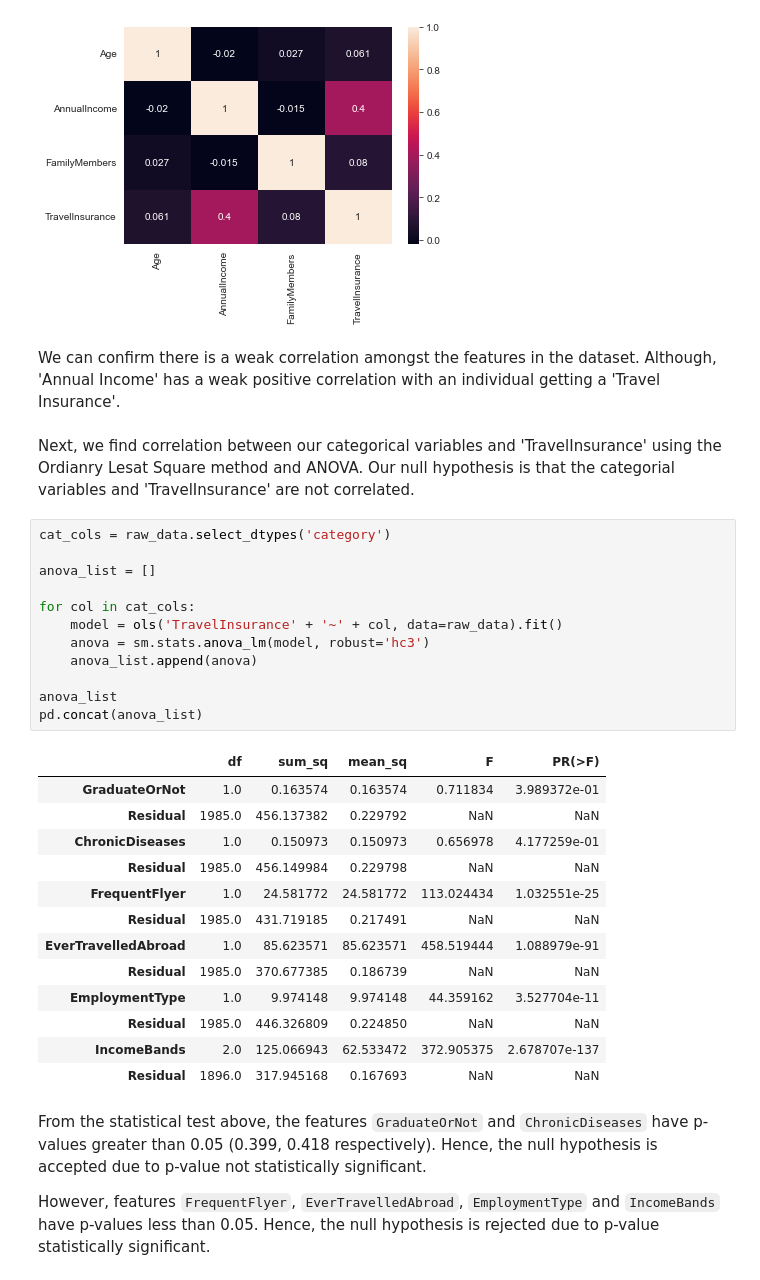
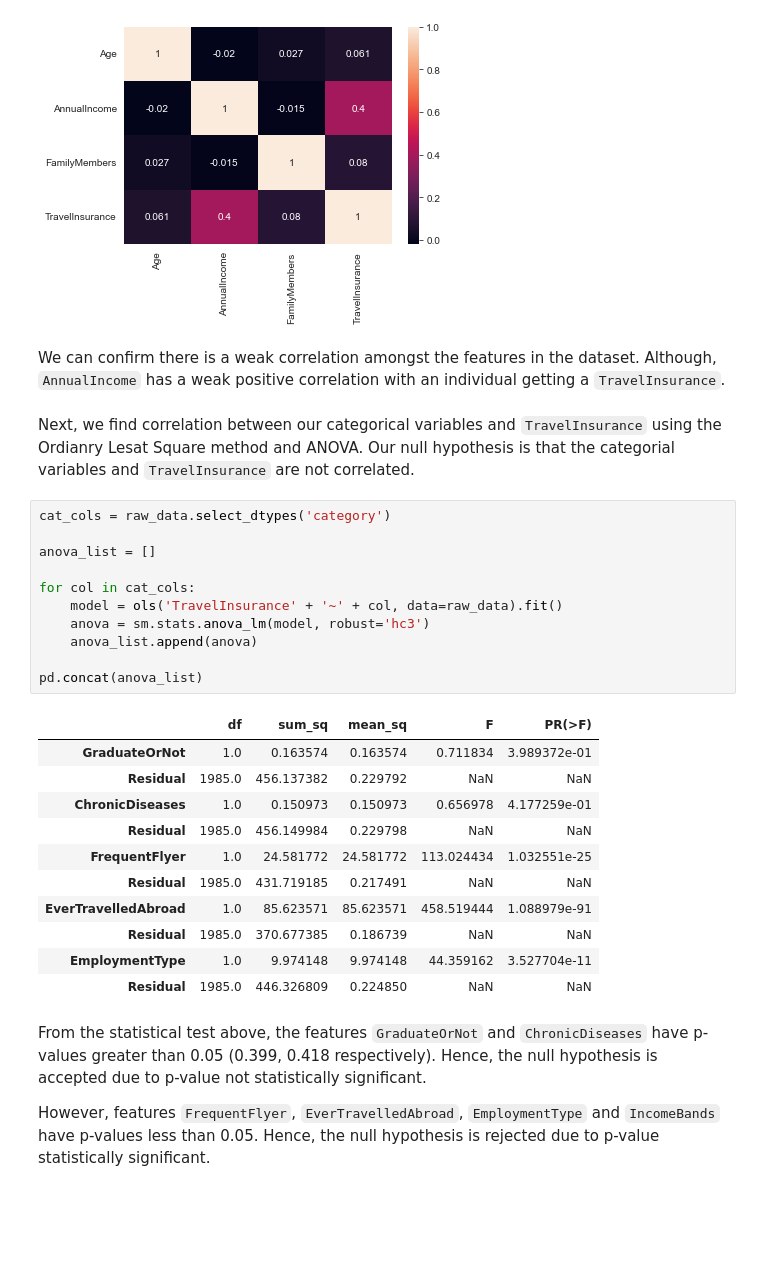
Before and after one commit to ade-mola/travel_insurance_analysis, a Jupyter notebook: notebooks/travel_insurance_analysis.ipynb, the cells around one changed output. Saved outputs shown, nothing was run; the diff lists cells and outputs as text; blank space fills up the shorter version.

````diff
--- a/notebooks/travel_insurance_analysis.ipynb
+++ b/notebooks/travel_insurance_analysis.ipynb
@@ -91,36 +104,33 @@ sns.heatmap(corrcoef, annot=True)
 <AxesSubplot:>
 [figure]
 # %% [markdown]
-We can confirm there is a weak correlation amongst the features in the dataset. Although, 'Annual Income' has a weak positive correlation with an individual getting a 'Travel Insurance'.
+We can confirm there is a weak correlation amongst the features in the dataset. Although, `AnnualIncome` has a weak positive correlation with an individual getting a `TravelInsurance`.
 # %% [markdown]
-Next, we find correlation between our categorical variables and 'TravelInsurance' using the Ordianry Lesat Square method and ANOVA.
-Our null hypothesis is that the categorial variables and 'TravelInsurance' are not correlated.
+Next, we find correlation between our categorical variables and `TravelInsurance` using the Ordianry Lesat Square method and ANOVA.
+Our null hypothesis is that the categorial variables and `TravelInsurance` are not correlated.
 # %%
 cat_cols = raw_data.select_dtypes('category')
 
 anova_list = []
 
 for col in cat_cols:
     model = ols('TravelInsurance' + '~' + col, data=raw_data).fit()
     anova = sm.stats.anova_lm(model, robust='hc3')
     anova_list.append(anova)
 
-anova_list
 pd.concat(anova_list)
 # %% [output]
 |  | df | sum_sq | mean_sq | F | PR(>F) |
 | GraduateOrNot | 1.0 | 0.163574 | 0.163574 | 0.711834 | 3.989372e-01 |
 | Residual | 1985.0 | 456.137382 | 0.229792 | NaN | NaN |
 | ChronicDiseases | 1.0 | 0.150973 | 0.150973 | 0.656978 | 4.177259e-01 |
 | Residual | 1985.0 | 456.149984 | 0.229798 | NaN | NaN |
 | FrequentFlyer | 1.0 | 24.581772 | 24.581772 | 113.024434 | 1.032551e-25 |
 | Residual | 1985.0 | 431.719185 | 0.217491 | NaN | NaN |
 | EverTravelledAbroad | 1.0 | 85.623571 | 85.623571 | 458.519444 | 1.088979e-91 |
 | Residual | 1985.0 | 370.677385 | 0.186739 | NaN | NaN |
 | EmploymentType | 1.0 | 9.974148 | 9.974148 | 44.359162 | 3.527704e-11 |
 | Residual | 1985.0 | 446.326809 | 0.224850 | NaN | NaN |
-| IncomeBands | 2.0 | 125.066943 | 62.533472 | 372.905375 | 2.678707e-137 |
-| Residual | 1896.0 | 317.945168 | 0.167693 | NaN | NaN |
 # %% [markdown]
 From the statistical test above, the features ```GraduateOrNot``` and ```ChronicDiseases``` have p-values greater than 0.05 (0.399, 0.418 respectively). Hence, the null hypothesis is accepted due to p-value not statistically significant.
 
````
Also changed, not shown: parts of 38 cells of this notebook.
